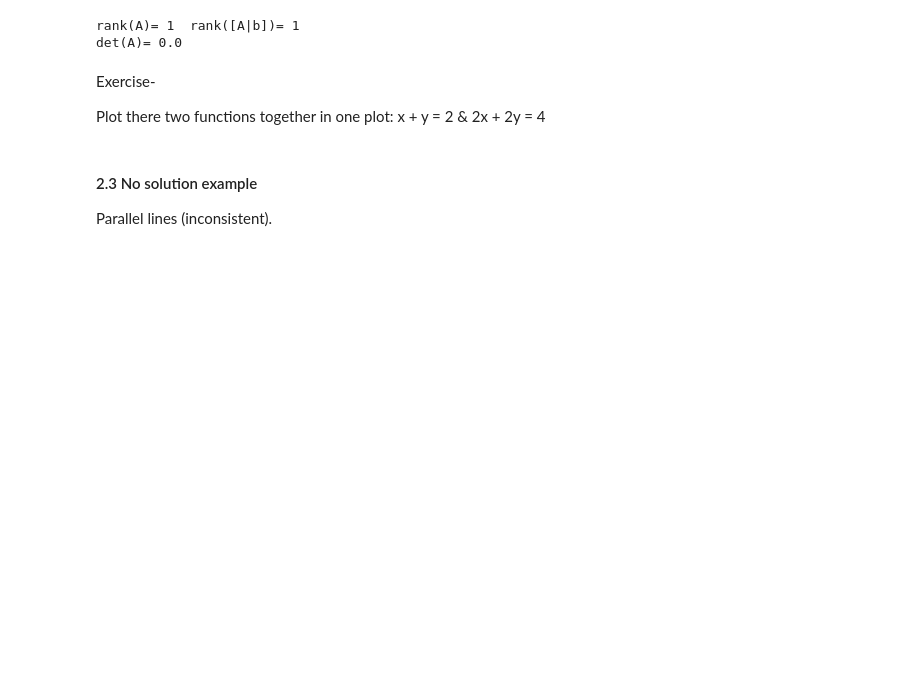
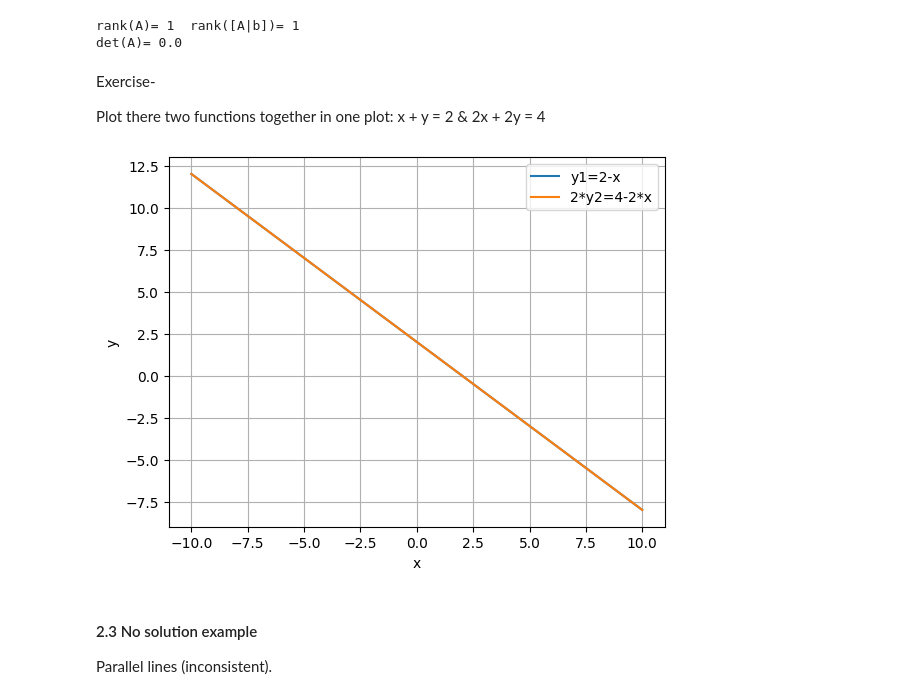
Before and after one commit to JakeC05/Engineering-Methods, a Jupyter notebook: Lecture 8_Linear_Equations_Solver.ipynb, the cells around one changed output. Saved outputs shown, nothing was run; the diff lists cells and outputs as text; code cells hidden in the pictures; blank space fills up the shorter version.

```diff
--- a/Lecture 8_Linear_Equations_Solver.ipynb
+++ b/Lecture 8_Linear_Equations_Solver.ipynb
@@ -100,6 +100,19 @@ Exercise-
 Plot there two functions together in one plot: x + y = 2 & 2x + 2y = 4
 # %%
 # Your code here
+# x=np.linspace(-10,10,100)
+y1=2-x
+y2=2-x
+
+plt.plot(x,y1,label="y1=2-x")
+plt.plot(x,y2,label="2*y2=4-2*x")
+plt.grid(True)
+plt.legend()
+plt.xlabel("x")
+plt.ylabel("y")
+plt.show()
+# %% [output]
+[figure, added]
 # %% [markdown]
 #### 2.3 No solution example
 Parallel lines (inconsistent).
```
Also changed, not shown: parts of 9 cells of this notebook, 1 other file.
